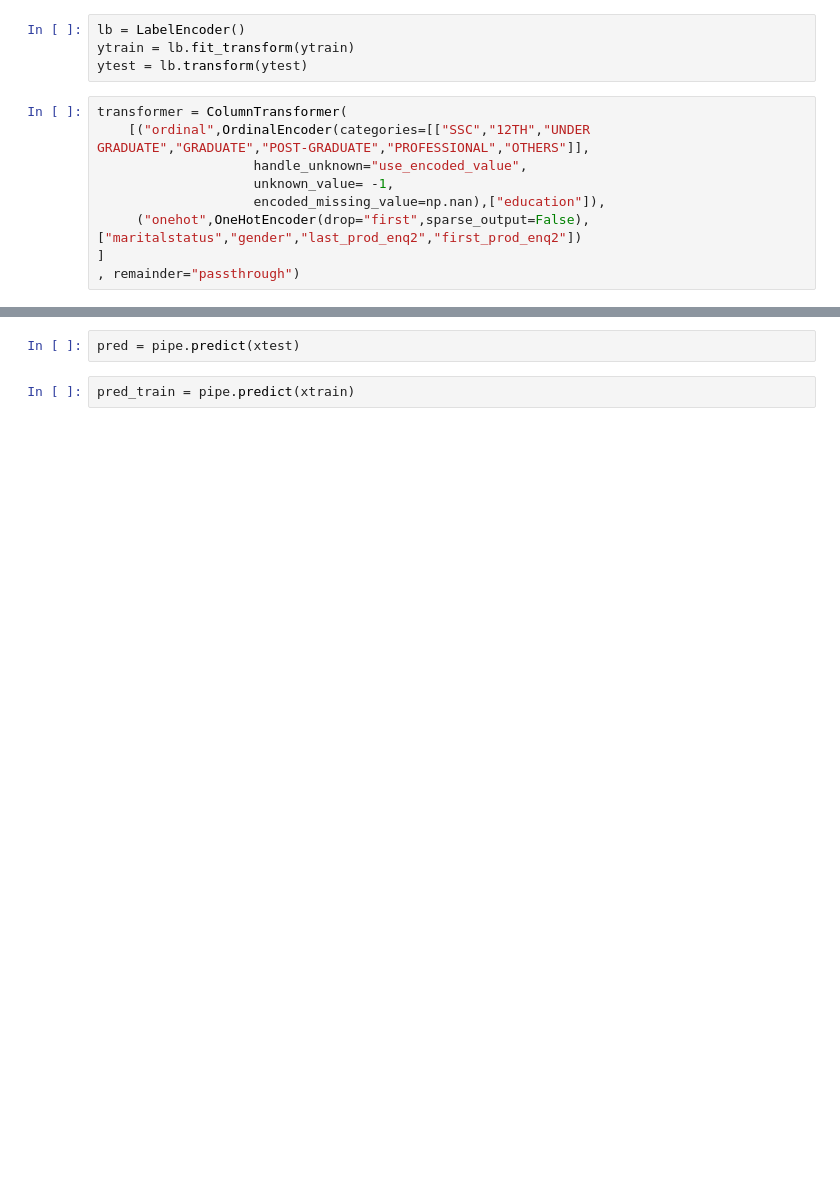
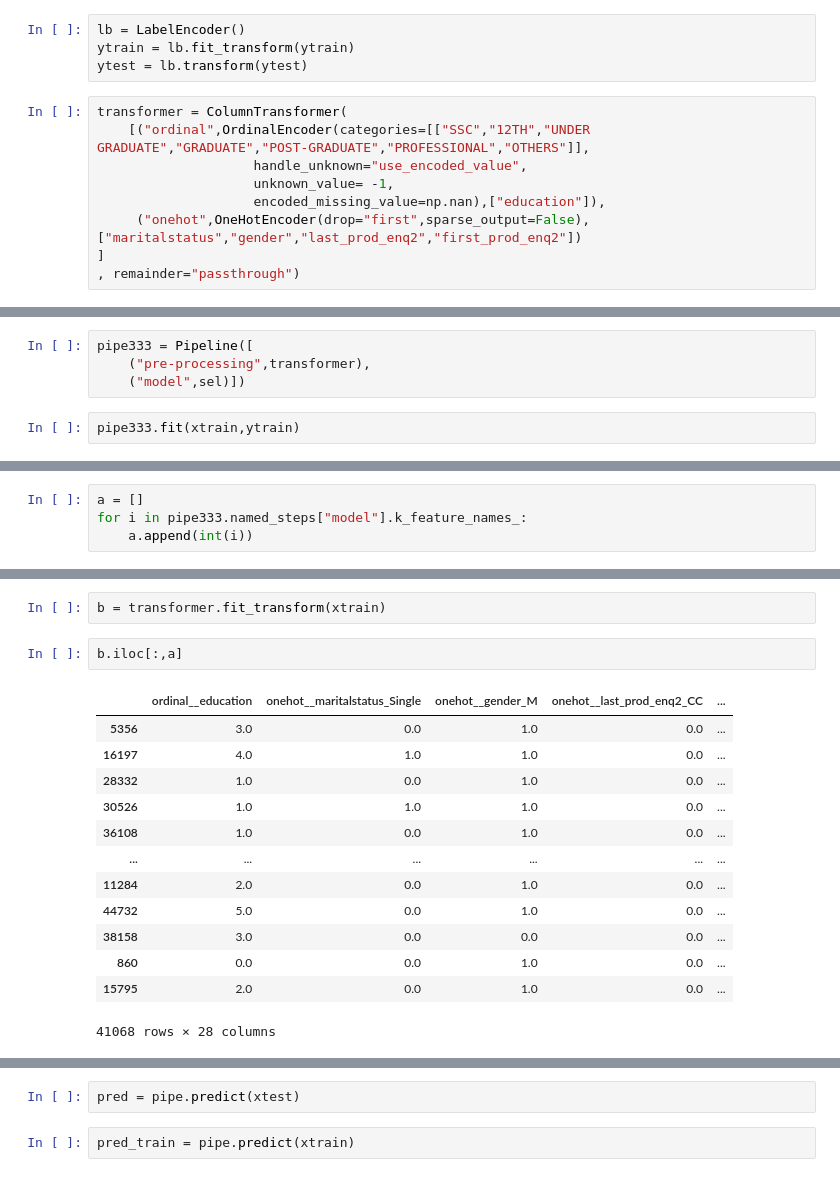
Before and after one commit to agarwal2001-ux/credt_risk_modelling, a Jupyter notebook: notebooks/model.ipynb, the cells around one changed output, grey strips where cells are left out. Drawn from its saved outputs; the diff is of its cells as text; blank space fills up the shorter version.

```diff
--- a/notebooks/model.ipynb
+++ b/notebooks/model.ipynb
@@ -122,0 +159,6 @@ pipe = Pipeline([
+# %%
+pipe333 = Pipeline([
+    ("pre-processing",transformer),
+    ("model",sel)])
+# %%
+pipe333.fit(xtrain,ytrain)
@@ -122,0 +187,4 @@ pipe = Pipeline([
+# %%
+a = []
+for i in pipe333.named_steps["model"].k_feature_names_:
+    a.append(int(i))
@@ -123,3 +211,21 @@ pipe = Pipeline([
+# %%
+b = transformer.fit_transform(xtrain)
+# %%
+b.iloc[:,a]
+# %% [output]
+|  | ordinal__education | onehot__maritalstatus_Single | onehot__gender_M | onehot__last_prod_enq2_CC | ... |
+| 5356 | 3.0 | 0.0 | 1.0 | 0.0 | ... |
+| 16197 | 4.0 | 1.0 | 1.0 | 0.0 | ... |
+| 28332 | 1.0 | 0.0 | 1.0 | 0.0 | ... |
+| 30526 | 1.0 | 1.0 | 1.0 | 0.0 | ... |
+| 36108 | 1.0 | 0.0 | 1.0 | 0.0 | ... |
+| ... | ... | ... | ... | ... | ... |
+| 11284 | 2.0 | 0.0 | 1.0 | 0.0 | ... |
+| 44732 | 5.0 | 0.0 | 1.0 | 0.0 | ... |
+| 38158 | 3.0 | 0.0 | 0.0 | 0.0 | ... |
+| 860 | 0.0 | 0.0 | 1.0 | 0.0 | ... |
+| 15795 | 2.0 | 0.0 | 1.0 | 0.0 | ... |
+41068 rows × 28 columns
 # %%
 kf =StratifiedKFold(n_splits=10,shuffle=True,random_state=42)
 score = cross_val_score(pipe,xtrain,ytrain,cv=kf,scoring="accuracy")
```
Also changed, not shown: parts of 15 cells of this notebook.
